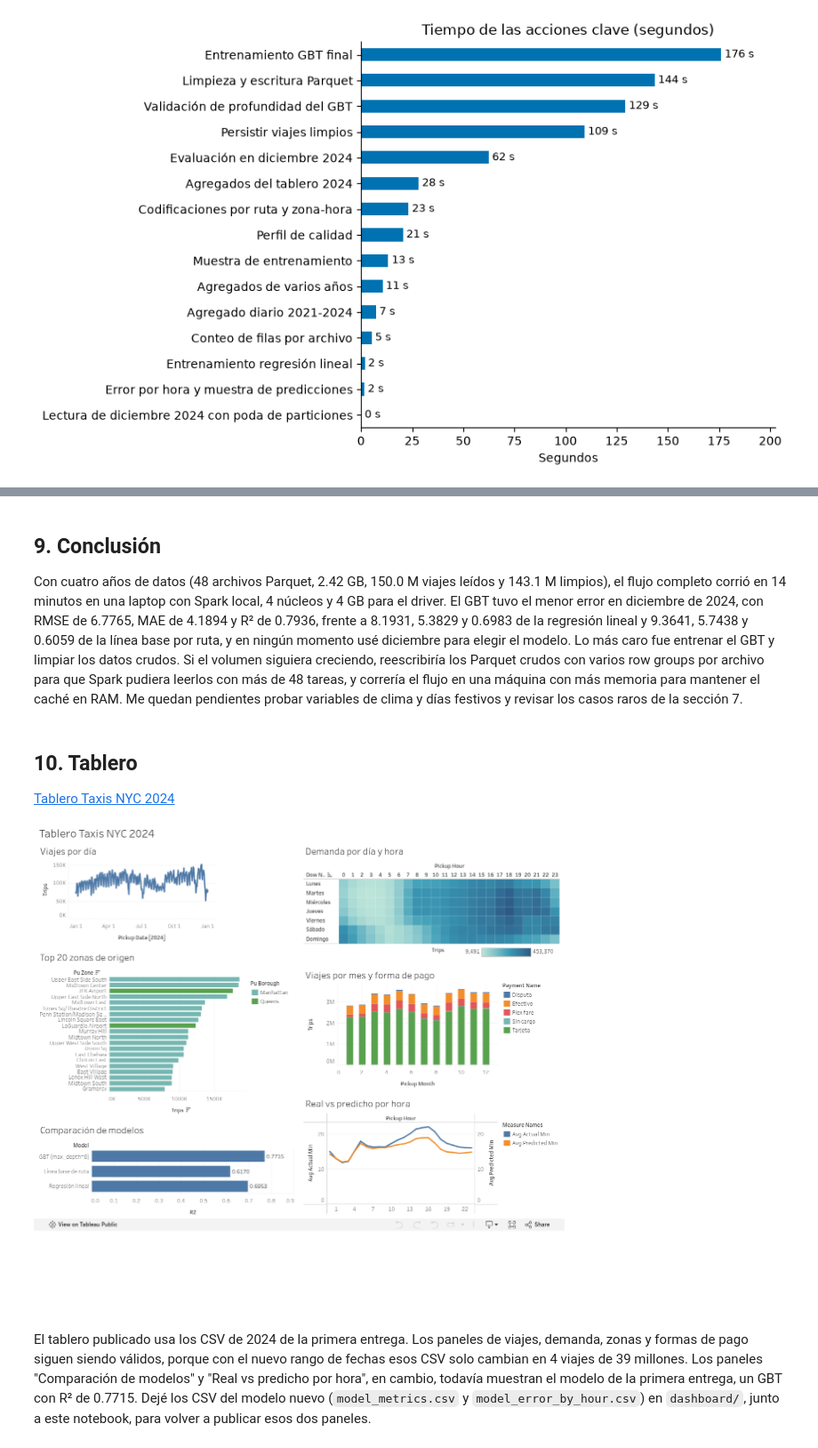
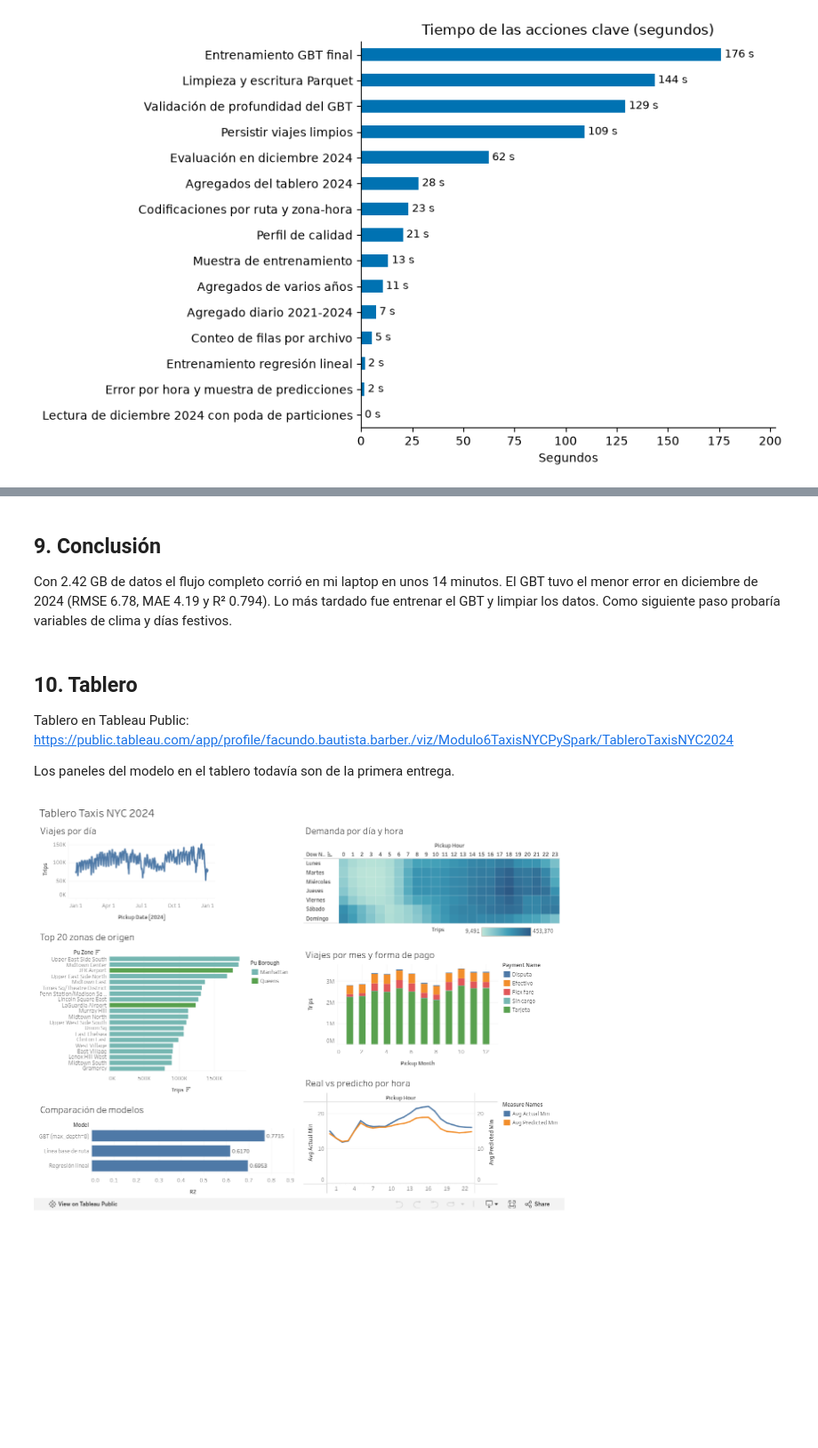
Before and after one commit to AIPorDefinir/ai-model-tutsipink, a Jupyter notebook: src/bigdata/visualizacion/a01066843_facundo_bautista.ipynb, the cells around one changed output, grey strips where cells are left out. Shown at 89% size. Cells and saved outputs as stored; diff of their text form; code cells hidden in the pictures; blank space fills up the shorter version.

Commit message:
Se simplifica el texto del notebook de Facundo Bautista y se incrusta la captura del tablero

```diff
--- a/src/bigdata/visualizacion/a01066843_facundo_bautista.ipynb
+++ b/src/bigdata/visualizacion/a01066843_facundo_bautista.ipynb
@@ -1087,14 +1076,17 @@ Observación: la aplicación completó 2529 etapas y 32011 tareas. La columna `i
 # %% [markdown]
 ## 9. Conclusión
 
-Con cuatro años de datos (48 archivos Parquet, 2.42 GB, 150.0 M viajes leídos y 143.1 M limpios), el flujo completo corrió en 14 minutos en una laptop con Spark local, 4 núcleos y 4 GB para el driver. El GBT tuvo el menor error en diciembre de 2024, con RMSE de 6.7765, MAE de 4.1894 y R² de 0.7936, frente a 8.1931, 5.3829 y 0.6983 de la regresión lineal y 9.3641, 5.7438 y 0.6059 de la línea base por ruta, y en ningún momento usé diciembre para elegir el modelo. Lo más caro fue entrenar el GBT y limpiar los datos crudos. Si el volumen siguiera creciendo, reescribiría los Parquet crudos con varios row groups por archivo para que Spark pudiera leerlos con más de 48 tareas, y correría el flujo en una máquina con más memoria para mantener el caché en RAM. Me quedan pendientes probar variables de clima y días festivos y revisar los casos raros de la sección 7.
+Con 2.42 GB de datos el flujo completo corrió en mi laptop en unos 14 minutos. El GBT tuvo el menor error en diciembre de 2024 (RMSE 6.78, MAE 4.19 y R² 0.794). Lo más tardado fue entrenar el GBT y limpiar los datos. Como siguiente paso probaría variables de clima y días festivos.
 # %%
 spark.stop()
 # %% [markdown]
 ## 10. Tablero
 
-[Tablero Taxis NYC 2024](https://public.tableau.com/app/profile/facundo.bautista.barber./viz/Modulo6TaxisNYCPySpark/TableroTaxisNYC2024)
+Tablero en Tableau Public: https://public.tableau.com/app/profile/facundo.bautista.barber./viz/Modulo6TaxisNYCPySpark/TableroTaxisNYC2024
 
-![Tablero Taxis NYC 2024](attachment:captura_tablero.png)
-
-El tablero publicado usa los CSV de 2024 de la primera entrega. Los paneles de viajes, demanda, zonas y formas de pago siguen siendo válidos, porque con el nuevo rango de fechas esos CSV solo cambian en 4 viajes de 39 millones. Los paneles "Comparación de modelos" y "Real vs predicho por hora", en cambio, todavía muestran el modelo de la primera entrega, un GBT con R² de 0.7715. Dejé los CSV del modelo nuevo (`model_metrics.csv` y `model_error_by_hour.csv`) en `dashboard/`, junto a este notebook, para volver a publicar esos dos paneles.
+Los paneles del modelo en el tablero todavía son de la primera entrega.
+# %%
+from IPython.display import Image
+Image("dashboard/captura_tablero.png")
+# %% [output]
+[figure, added]
```
Also changed, not shown: parts of 30 cells of this notebook.
